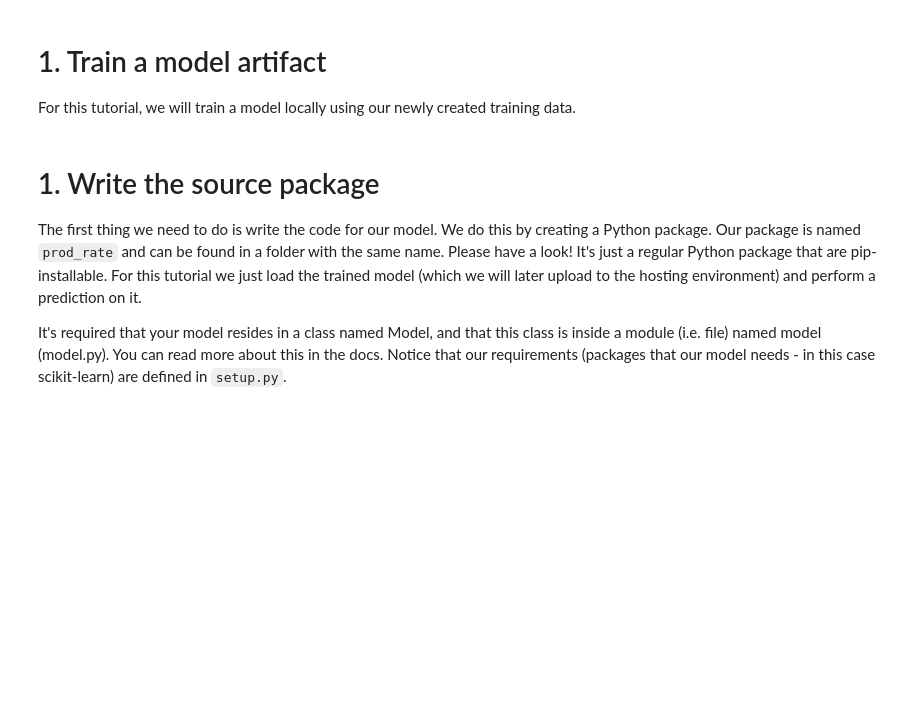
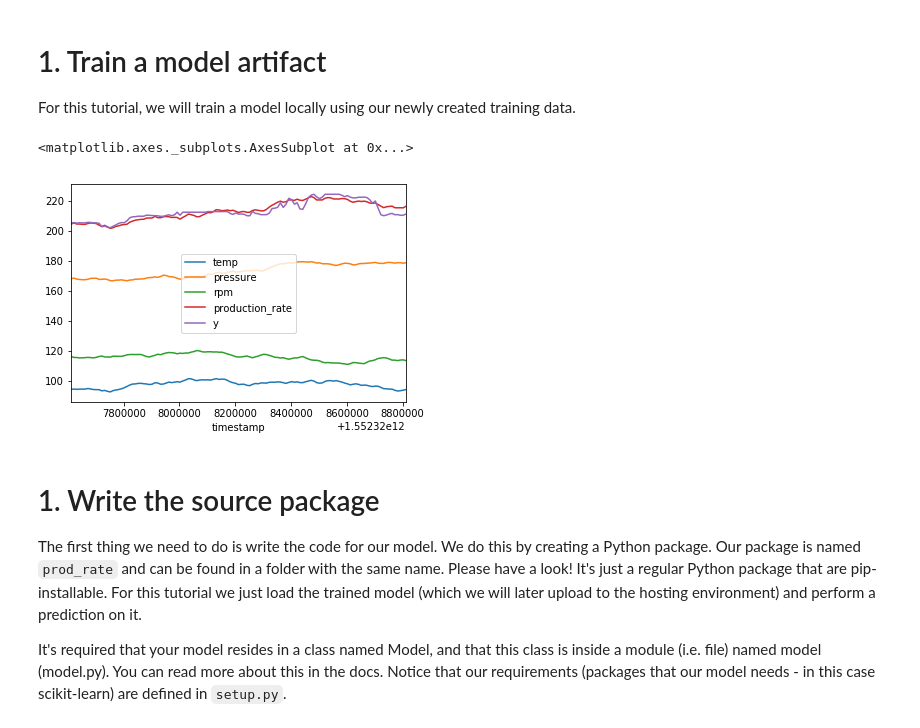
Before and after one commit to cognitedata/cognite-python-docs, a Jupyter notebook: examples/model_hosting/scheduled_model/ScheduledPrediction.ipynb, the cells around one changed output. Drawn from its saved outputs; the diff is of its cells as text; code cells hidden in the pictures; blank space fills up the shorter version.

```diff
--- a/examples/model_hosting/scheduled_model/ScheduledPrediction.ipynb
+++ b/examples/model_hosting/scheduled_model/ScheduledPrediction.ipynb
@@ -59,7 +59,7 @@ For this tutorial, we will train a model locally using our newly created trainin
 X = df[["temp", "pressure", "rpm"]].values
 y = df["production_rate"].values
 
-regressor = RandomForestRegressor(n_estimators=10, min_samples_split=100)  # We'll mostly use default settings
+regressor = RandomForestRegressor(n_estimators=100, min_samples_split=100)  # We'll mostly use default settings
 regressor.fit(X, y)
 
 # Persist our regressor model
@@ -67,6 +67,25 @@ if not os.path.isdir("artifacts"):
     os.mkdir("artifacts")
 with open("artifacts/regressor.pickle", "wb") as f:
     pickle.dump(regressor, f)
+# %%
+start="20m-ago"
+predict_data_spec = DataSpec(time_series={
+            "temp": TimeSeriesSpec(id=ts_ids["temp"], aggregate="average", granularity="10s", start=start, end="now"),
+            "pressure": TimeSeriesSpec(id=ts_ids["pressure"], aggregate="average", granularity="10s", start=start, end="now"),
+            "rpm": TimeSeriesSpec(id=ts_ids["rpm"], aggregate="average", granularity="10s", start=start, end="now"),
+            "production_rate": TimeSeriesSpec(id=ts_ids["production_rate"], aggregate="average", granularity="10s", start=start, end="now")
+    })
+
+df = DataFetcher(predict_data_spec).time_series.fetch_dataframe(["temp", "pressure", "rpm", "production_rate"])
+
+X = df[["temp", "pressure", "rpm"]]
+
+df["y"] = regressor.predict(X)
+
+df.plot(x="timestamp")
+# %% [output]
+<matplotlib.axes._subplots.AxesSubplot at 0x...>
+[figure, added]
 # %% [markdown]
 # 1. Write the source package
 
```
Also changed, not shown: parts of 8 cells of this notebook, 5 other files.
